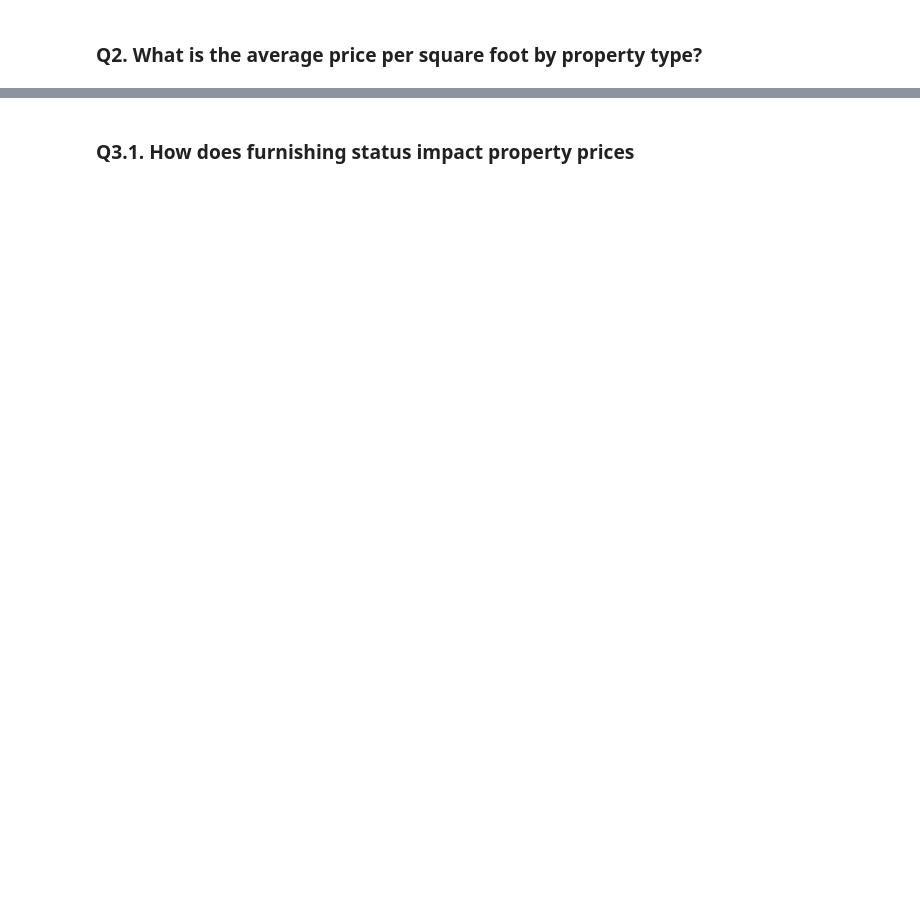
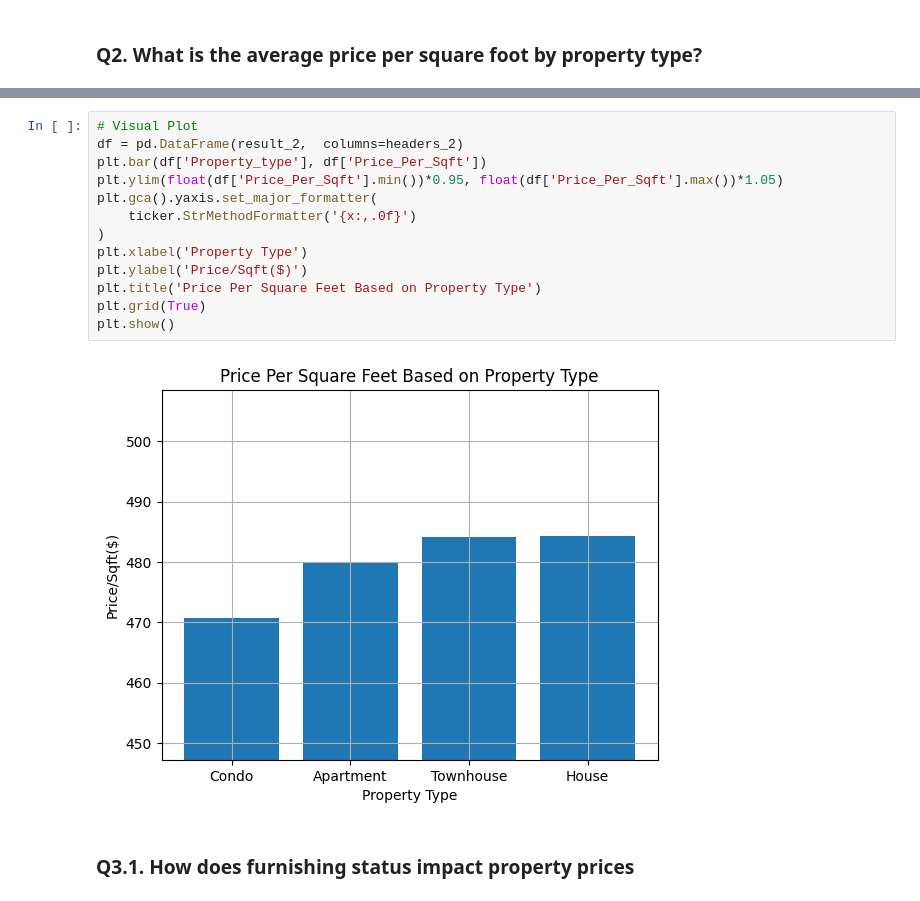
Before and after one commit to JS-Tharun/Real-Estate-Analysis, a Jupyter notebook: notebook.ipynb, the cells around one changed output, grey strips where cells are left out. Drawn from its saved outputs; the diff is of its cells as text; blank space fills up the shorter version.

```diff
--- a/notebook.ipynb
+++ b/notebook.ipynb
@@ -798,3 +815,18 @@ print(tabulate(result_2, headers=headers_2, tablefmt='grid'))
+# %%
+# Visual Plot
+df = pd.DataFrame(result_2,  columns=headers_2)
+plt.bar(df['Property_type'], df['Price_Per_Sqft'])
+plt.ylim(float(df['Price_Per_Sqft'].min())*0.95, float(df['Price_Per_Sqft'].max())*1.05)
+plt.gca().yaxis.set_major_formatter(
+    ticker.StrMethodFormatter('{x:,.0f}')
+)
+plt.xlabel('Property Type')
+plt.ylabel('Price/Sqft($)')
+plt.title('Price Per Square Feet Based on Property Type')
+plt.grid(True)
+plt.show()
+# %% [output]
+[figure, added]
 # %% [markdown]
 ### Q3.1. How does furnishing status impact property prices
 # %%
```
Also changed, not shown: parts of 5 cells of this notebook, 1 other file.
